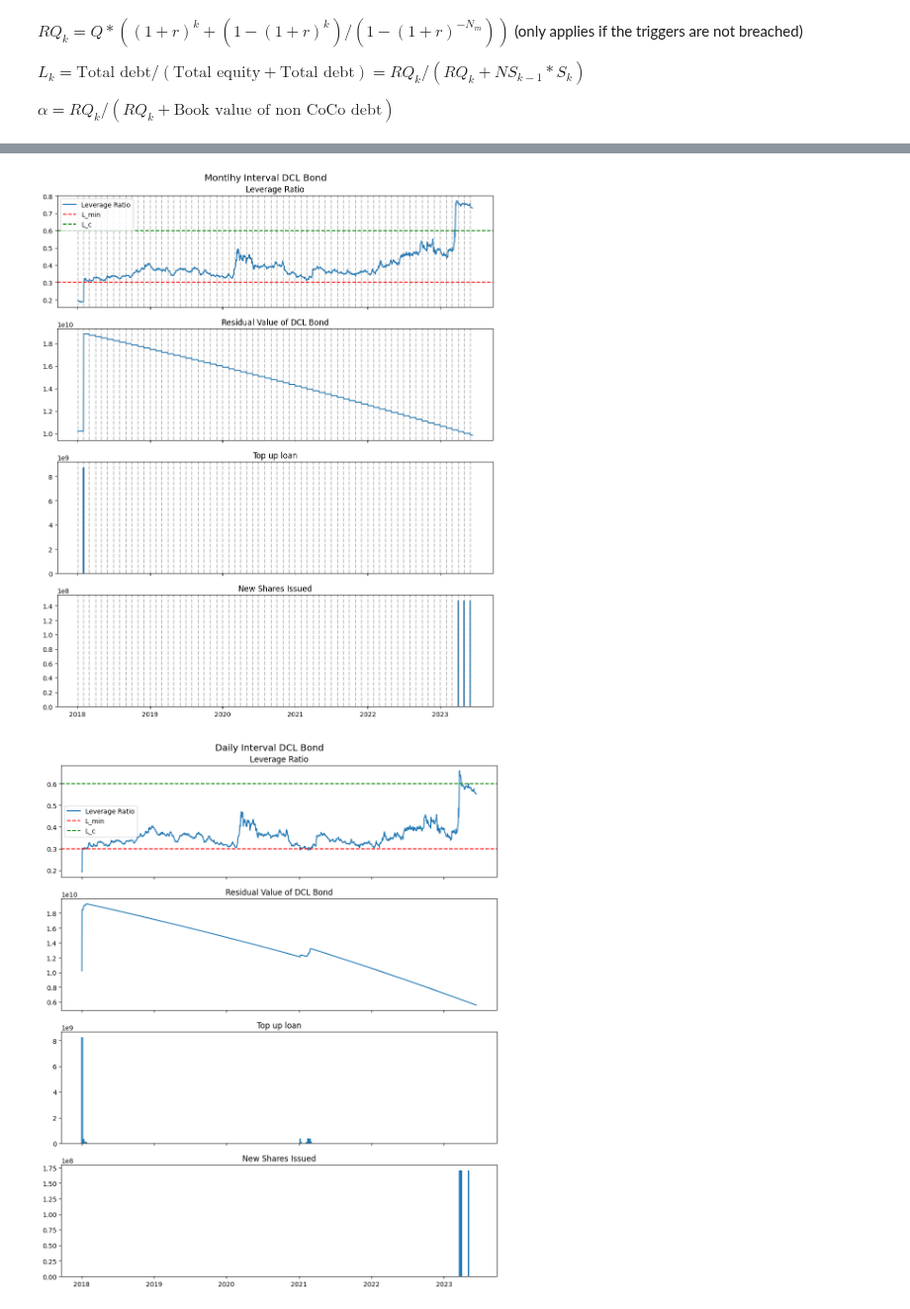
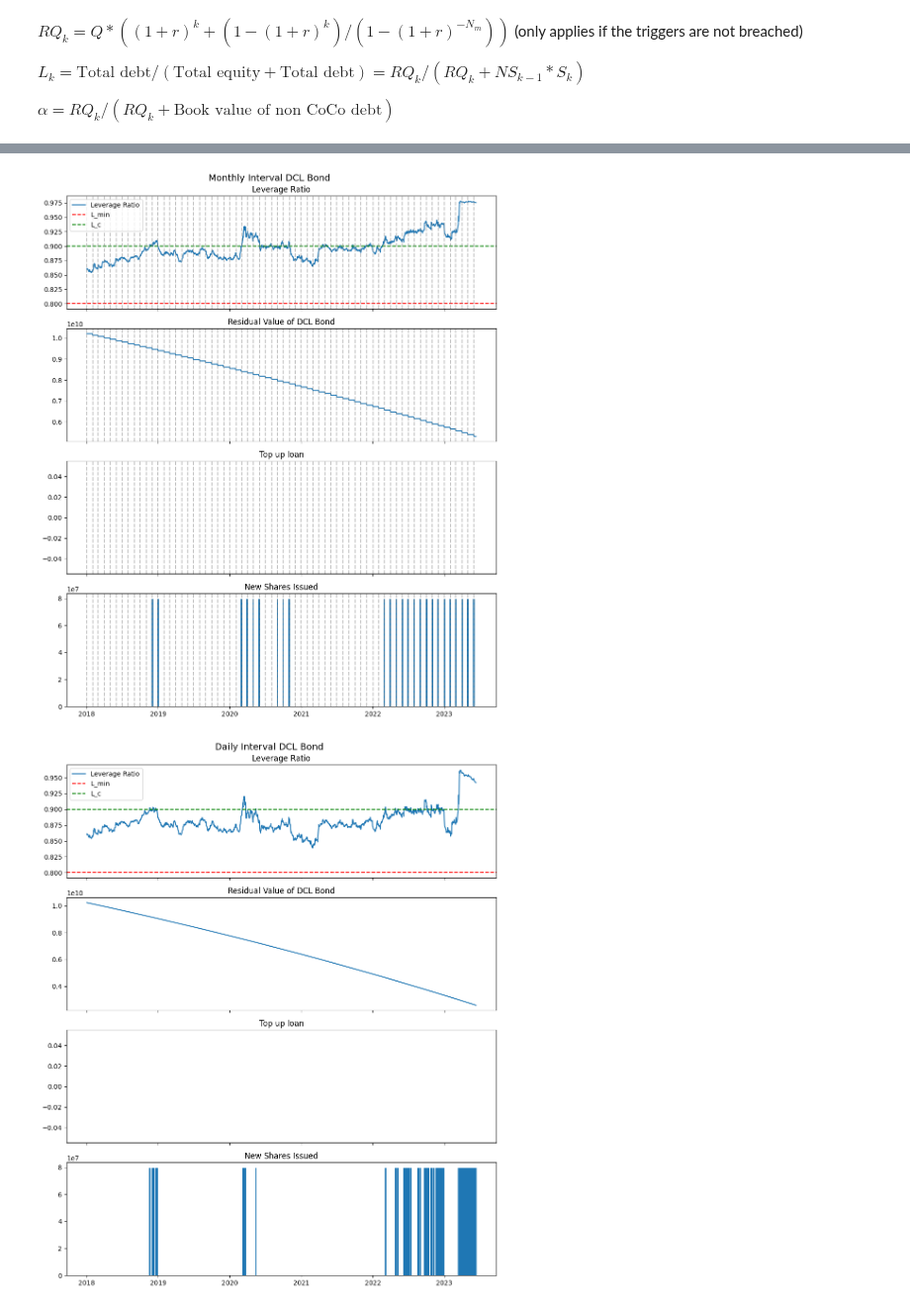
Before and after one commit to steinarb1234/DCL_coco_bond, a Jupyter notebook: main.ipynb, the cells around one changed output, grey strips where cells are left out. Shown at 99% size. Saved outputs shown, nothing was run; the diff lists cells and outputs as text; code cells hidden in the pictures.

```diff
--- a/main.ipynb
+++ b/main.ipynb
@@ -154,19 +154,19 @@ def calculate_residual_value_of_dcl(Q, r, T_years, k_years):
 
     return Q * ((1 + r)**k_years + (1 - (1 + r)**k_years)/(1 - (1 + r)**(-T_years)))
 
-def calculate_alpha(RQ_k, book_value_of_non_coco_debt):
+def calculate_alpha(RQ_k, book_value_of_total_debt):
     """
     Calculate the ratio of CoCos to total debt.
     """
 
-    return RQ_k / (RQ_k + book_value_of_non_coco_debt)
+    return RQ_k / book_value_of_total_debt
 
-def calculate_leverage_ratio(RQ_k, NS_k_1, S_k):
+def calculate_leverage_ratio(RQ_k, NS_k_1, S_k, alpha_k):
     """
     Calculate the leverage ratio.
     """
 
-    return RQ_k / (RQ_k + NS_k_1 * S_k)
+    return RQ_k / (RQ_k + alpha_k * NS_k_1 * S_k)
 
 def compute_period_index(dates, freq='yearly'):
     """
@@ -245,7 +245,8 @@ def simulate_DCL(stock_data, Q_init, r, T_years, L_min, L_c, k_freq, S_p):
             stock_data.loc[day, 'Leverage ratio'] = calculate_leverage_ratio(
                 stock_data.loc[day, 'RQ_k'],
                 stock_data.loc[day, 'Shares outstanding'],
-                stock_data.loc[day, 'Close']
+                stock_data.loc[day, 'Close'],
+                stock_data.loc[day, 'Alpha'],
             )
             continue
 
@@ -275,7 +276,8 @@ def simulate_DCL(stock_data, Q_init, r, T_years, L_min, L_c, k_freq, S_p):
         stock_data.loc[day, 'Leverage ratio'] = calculate_leverage_ratio(
             stock_data.loc[day, 'RQ_k'],
             stock_data.loc[day, 'Shares outstanding'],
-            stock_data.loc[day, 'Close']
+            stock_data.loc[day, 'Close'],
+            stock_data.loc[day, 'Alpha'],
         )
 
         # We only rebalance once per "period" change under freq.
@@ -305,8 +307,8 @@ def simulate_DCL(stock_data, Q_init, r, T_years, L_min, L_c, k_freq, S_p):
 
     return stock_data
 
-L_min = 0.3     # Minimum leverage ratio
-L_c = 0.6        # Critical leverage ratio
+L_min = 0.8     # Minimum leverage ratio
+L_c = 0.9        # Critical leverage ratio
 S_p = input_data['Close'][0] # Conversion price (set to be the same as the initial share price)
 
 cs_dcl_daily = simulate_DCL(
@@ -453,7 +455,7 @@ def plot_results(df: pd.DataFrame, title) -> None:
     # ------------------------------------------------------------------
     # Add vertical lines at the start of each period k
     # ------------------------------------------------------------------
-    if title != "Daily Interval DCL Bond":
+    if title != "Daily Interval DCL Bond": # Clearer to not have vertical lines for daily intervals
         for k_val in df['k'].unique():
             # For that k_val, find the first time index (i.e., the earliest date)
             # in the DataFrame where k == k_val
@@ -470,6 +472,6 @@ def plot_results(df: pd.DataFrame, title) -> None:
     plt.show()
 
 plot_results(cs_dcl_yearly, title="Yearly Interval DCL Bond")
-plot_results(cs_dcl_monthly, title="Montlhy Interval DCL Bond")
+plot_results(cs_dcl_monthly, title="Monthly Interval DCL Bond")
 plot_results(cs_dcl_daily, title="Daily Interval DCL Bond")
 # %% [output]
@@ -477,2 +479,2 @@ plot_results(cs_dcl_daily, title="Daily Interval DCL Bond")
-[figure, old version]
+[figure, new version]
-[figure, old version]
+[figure, new version]
```
Also changed, not shown: parts of 2 cells of this notebook, 18 other files.
